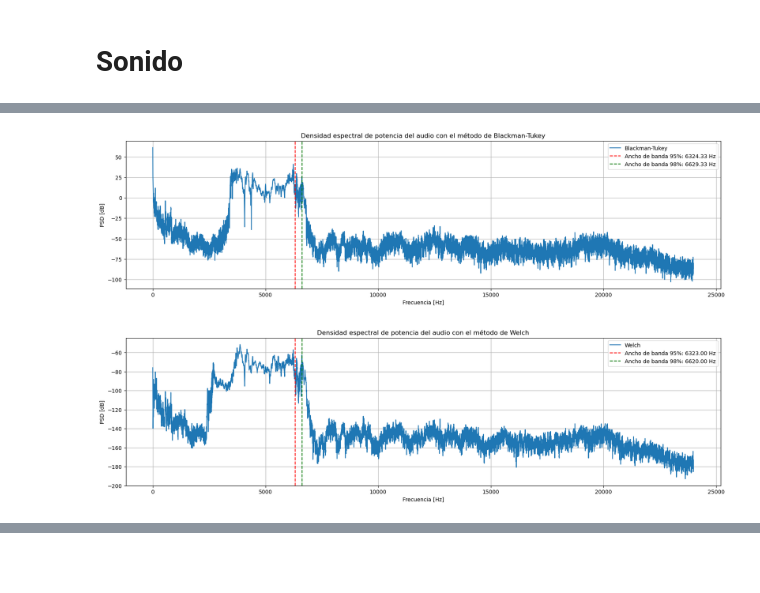
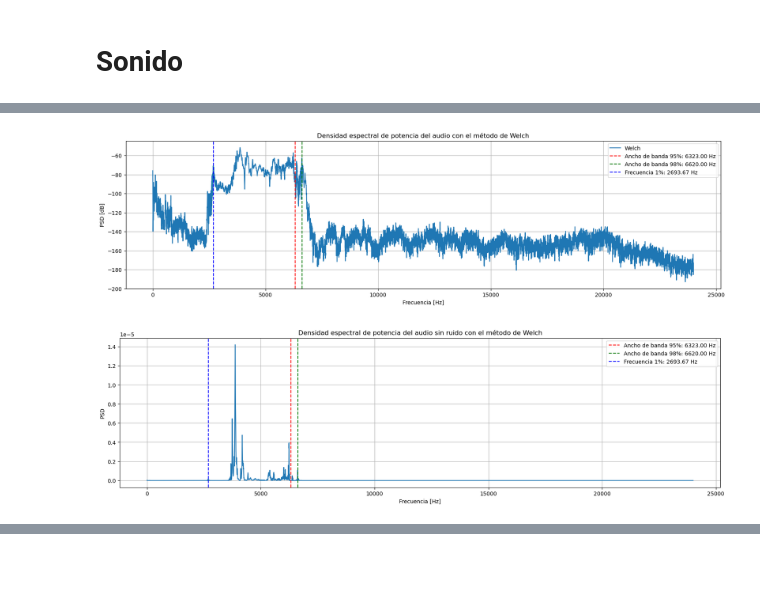
Before and after one commit to Joaquin11Sto/directorio_de_trabajo, a Jupyter notebook: TS5.ipynb, the cells around one changed output, grey strips where cells are left out. Drawn from its saved outputs; the diff is of its cells as text; code cells hidden in the pictures.

```diff
--- a/TS5.ipynb
+++ b/TS5.ipynb
@@ -350,42 +367,39 @@ plt.show()
 # %%
-energia_total_bt_audio_2=np.sum(Pxxbt_audio_2[:len(Pxxbt_audio_2)//2]) # La energia total del audio espectro
-energia_acumulada_bt_audio_2=np.cumsum(Pxxbt_audio_2[:len(Pxxbt_audio_2)//2]) # La energia acumulada del audio espectro
-indx_95=np.where(energia_acumulada_bt_audio_2>=0.95*energia_total_bt_audio_2)[0][0] # El indice de la energia acumulada del audio espectro
-indx_98=np.where(energia_acumulada_bt_audio_2>=0.99*energia_total_bt_audio_2)[0][0] # El indice de la energia acumulada del audio espectro
-ancho_banda_95_bt_audio_2=ff_audio_2[indx_95] # El ancho de banda del audio espectro
-ancho_banda_98_bt_audio_2=ff_audio_2[indx_98] # El ancho de banda del audio espectro
-
-plt.figure(3,figsize=(20, 5))
-plt.plot(ff_audio_2[:len(Pxxbt_audio_2)//2], 10*np.log10(np.abs(Pxxbt_audio_2[:len(Pxxbt_audio_2)//2])**2), label='Blackman-Tukey')
-plt.axvline(x=ancho_banda_95_bt_audio_2, color='r', linestyle='--', label=f'Ancho de banda 95%: {ancho_banda_95_bt_audio_2:.2f} Hz')
-plt.axvline(x=ancho_banda_98_bt_audio_2, color='g', linestyle='--', label=f'Ancho de banda 98%: {ancho_banda_98_bt_audio_2:.2f} Hz')
-plt.xlabel('Frecuencia [Hz]')
-plt.ylabel('PSD [dB]')
-plt.title('Densidad espectral de potencia del audio con el método de Blackman-Tukey')
-plt.grid()
-plt.legend()
-plt.show()
-
 energia_total_w_audio_2=np.sum(Pxxw_audio_2) # La energia total del audio espectro
 energia_acumulada_w_audio_2=np.cumsum(Pxxw_audio_2) # La energia acumulada del audio espectro
-indx_95=np.where(energia_acumulada_w_audio_2>=0.95*energia_total_w_audio_2)[0][0] # El indice de la energia acumulada del audio espectro
-indx_98=np.where(energia_acumulada_w_audio_2>=0.98*energia_total_w_audio_2)[0][0] # El indice de la energia acumulada del audio espectro
-ancho_banda_95_w_audio_2=ff_audio_2[indx_95] # El ancho de banda del audio espectro
-ancho_banda_98_w_audio_2=ff_audio_2[indx_98] # El ancho de banda del audio espectro
+indx_95_audio2=np.where(energia_acumulada_w_audio_2>=0.95*energia_total_w_audio_2)[0][0] # El indice de la energia acumulada del audio espectro
+indx_98_audio2=np.where(energia_acumulada_w_audio_2>=0.98*energia_total_w_audio_2)[0][0] # El indice de la energia acumulada del audio espectro
+indx_1_audio2=np.where(energia_acumulada_w_audio_2>=0.01*energia_total_w_audio_2)[0][0] # El indice de la energia acumulada del audio espectro
+ancho_banda_95_w_audio_2=fw_audio_2[indx_95_audio2] # El ancho de banda del audio espectro
+ancho_banda_98_w_audio_2=fw_audio_2[indx_98_audio2] # El ancho de banda del audio espectroanda del audio espectro
 
 plt.figure(4,figsize=(20, 5))
 plt.plot(fw_audio_2, 10*np.log10(np.abs(Pxxw_audio_2)**2), label='Welch')
 plt.axvline(x=ancho_banda_95_w_audio_2, color='r', linestyle='--', label=f'Ancho de banda 95%: {ancho_banda_95_w_audio_2:.2f} Hz')
 plt.axvline(x=ancho_banda_98_w_audio_2, color='g', linestyle='--', label=f'Ancho de banda 98%: {ancho_banda_98_w_audio_2:.2f} Hz')
+plt.axvline(x=fw_audio_2[indx_1_audio2], color='b', linestyle='--', label=f'Frecuencia 1%: {fw_audio_2[indx_1_audio2]:.2f} Hz')
 plt.xlabel('Frecuencia [Hz]')
 plt.ylabel('PSD [dB]')
 plt.title('Densidad espectral de potencia del audio con el método de Welch')
 plt.grid()
 plt.legend()
 plt.show()
 # %% [output]
-[figure, old version]
+[figure, new version]
-[figure, removed]
+# %%
+plt.figure(4,figsize=(20, 5))
+plt.plot(fw_audio_2,2*np.abs(Pxxw_audio_2)**2)
+plt.axvline(x=fw_audio_2[indx_95_audio2], color='r', linestyle='--', label=f'Ancho de banda 95%: {ancho_banda_95_w_audio_2:.2f} Hz')
+plt.axvline(x=fw_audio_2[indx_98_audio2], color='g', linestyle='--', label=f'Ancho de banda 98%: {ancho_banda_98_w_audio_2:.2f} Hz')
+plt.axvline(x=fw_audio_2[indx_1_audio2], color='b', linestyle='--', label=f'Frecuencia 1%: {fw_audio_2[indx_1_audio2]:.2f} Hz')
+plt.xlabel('Frecuencia [Hz]')
+plt.ylabel('PSD')
+plt.title('Densidad espectral de potencia del audio sin ruido con el método de Welch')
+plt.grid()
+plt.legend()
+plt.show()
+# %% [output]
+[figure, added]
 # %%
 fs_audio_3, wav_data_3 = sio.wavfile.read('prueba psd.wav')
 N = len(wav_data_3) # Número de muestras
```
Also changed, not shown: parts of 26 cells of this notebook, 7 other files.
